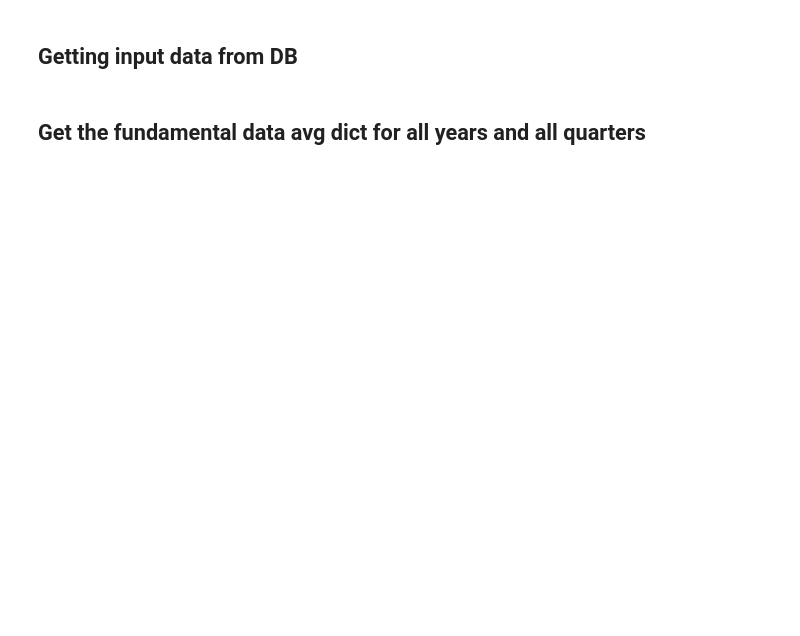
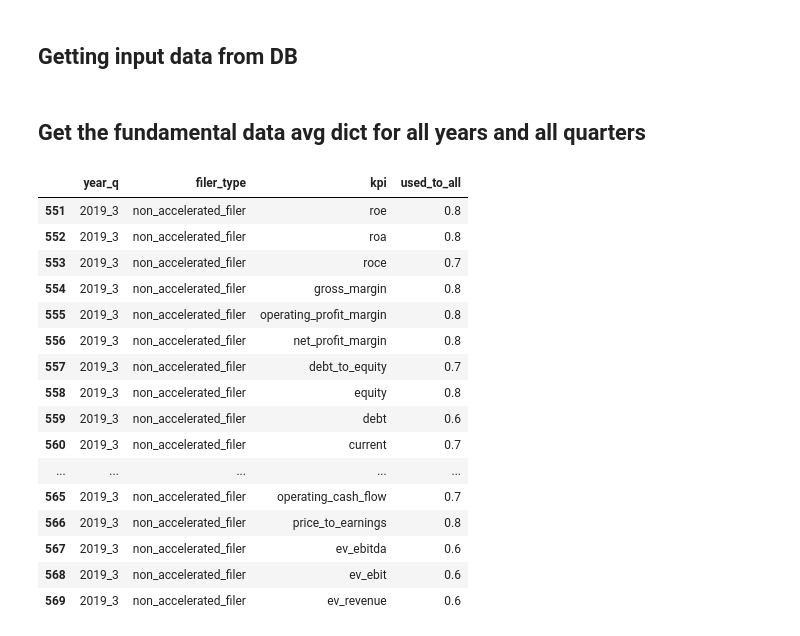
Before and after one commit to icik251/MasterThesisResearch, a Jupyter notebook: Notebooks/fundamental_data_analysis.ipynb, the cells around one changed output. Cells and saved outputs as stored; diff of their text form; code cells hidden in the pictures; blank space fills up the shorter version.

```diff
--- a/Notebooks/fundamental_data_analysis.ipynb
+++ b/Notebooks/fundamental_data_analysis.ipynb
@@ -43,6 +43,26 @@ for year_q, dict_info in dict_fund_data_avg_per_year_q.items():
     # print('-----------NEW ITERATION-----------')
 
 df_for_plot = pd.DataFrame(list_of_dicts_for_df)
+# %%
+df_for_plot[(df_for_plot["year_q"] == "2019_3") & (df_for_plot["filer_type"] == "non_accelerated_filer")]
+# %% [output]
+|  | year_q | filer_type | kpi | used_to_all |
+| 551 | 2019_3 | non_accelerated_filer | roe | 0.8 |
+| 552 | 2019_3 | non_accelerated_filer | roa | 0.8 |
+| 553 | 2019_3 | non_accelerated_filer | roce | 0.7 |
+| 554 | 2019_3 | non_accelerated_filer | gross_margin | 0.8 |
+| 555 | 2019_3 | non_accelerated_filer | operating_profit_margin | 0.8 |
+| 556 | 2019_3 | non_accelerated_filer | net_profit_margin | 0.8 |
+| 557 | 2019_3 | non_accelerated_filer | debt_to_equity | 0.7 |
+| 558 | 2019_3 | non_accelerated_filer | equity | 0.8 |
+| 559 | 2019_3 | non_accelerated_filer | debt | 0.6 |
+| 560 | 2019_3 | non_accelerated_filer | current | 0.7 |
+| ... | ... | ... | ... | ... |
+| 565 | 2019_3 | non_accelerated_filer | operating_cash_flow | 0.7 |
+| 566 | 2019_3 | non_accelerated_filer | price_to_earnings | 0.8 |
+| 567 | 2019_3 | non_accelerated_filer | ev_ebitda | 0.6 |
+| 568 | 2019_3 | non_accelerated_filer | ev_ebit | 0.6 |
+| 569 | 2019_3 | non_accelerated_filer | ev_revenue | 0.6 |
 # %%
 import plotly.express as px
 
```
Also changed, not shown: 8 other files.
